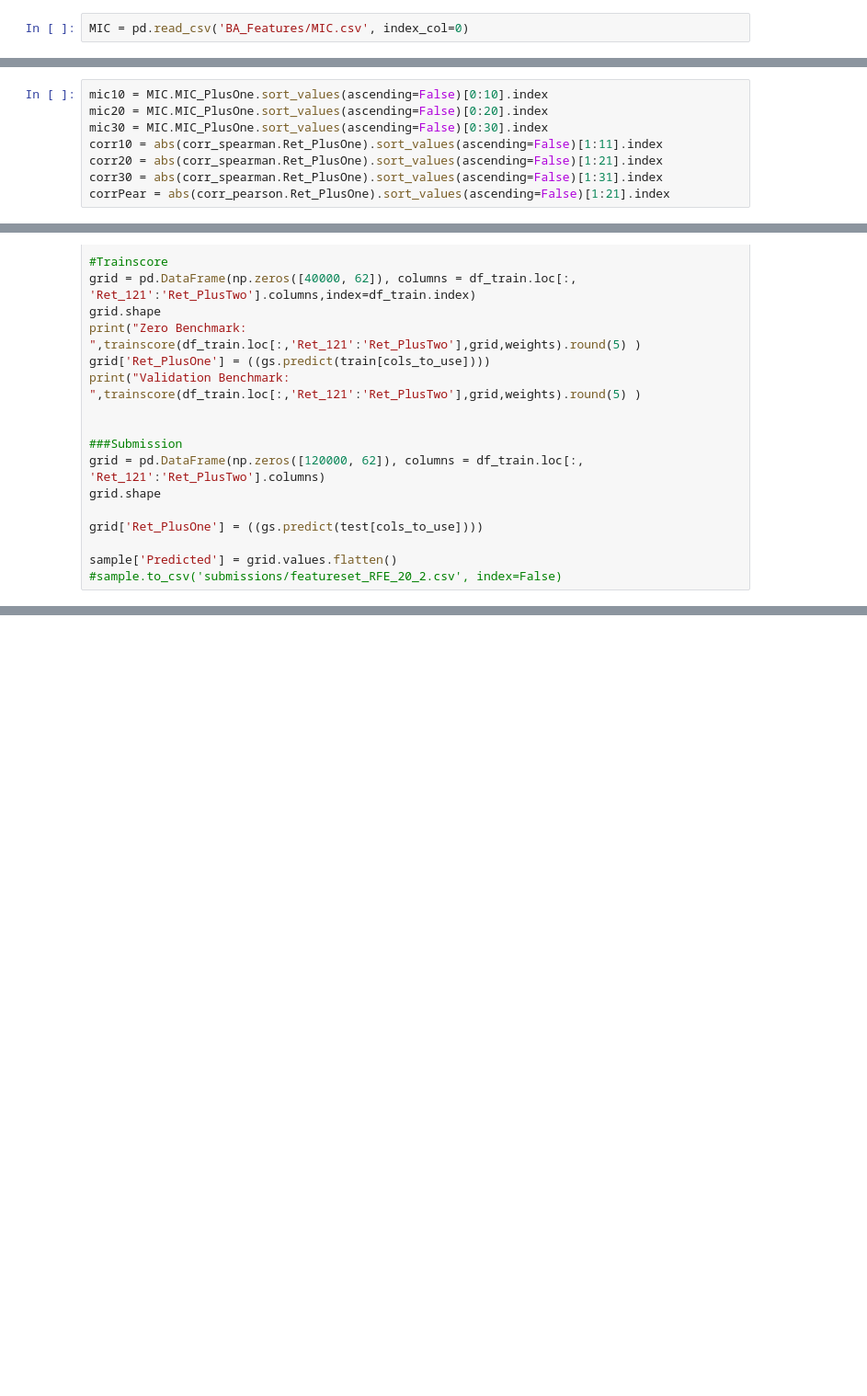
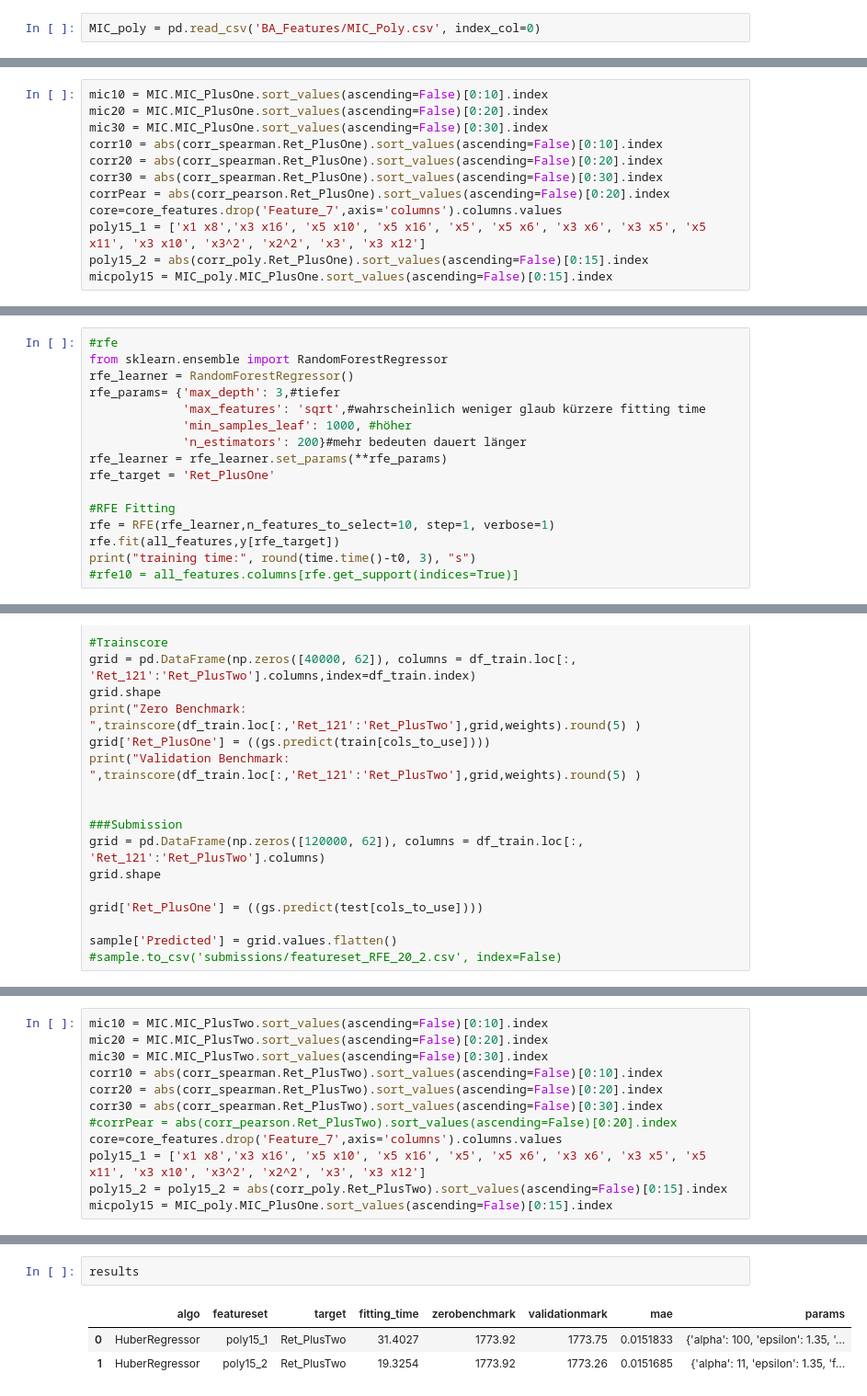
Before and after one commit to mazelbr/ba, a Jupyter notebook: Modelling_BA.ipynb, the cells around one changed output, grey strips where cells are left out. Shown at 92% size. Drawn from its saved outputs; the diff is of its cells as text; blank space fills up the shorter version.

```diff
--- a/Modelling_BA.ipynb
+++ b/Modelling_BA.ipynb
@@ -139,4 +153,4 @@ pd.DataFrame([mic_Ret_PlusOne,mic_Ret_PlusTwo,mic_Ret_Minute], index = ['MIC_Plu
 # %%
-MIC = pd.read_csv('BA_Features/MIC.csv', index_col=0)
+MIC_poly = pd.read_csv('BA_Features/MIC_Poly.csv', index_col=0)
 # %% [markdown]
 ## Predicting Ret_PlusOne
@@ -152,7 +160,11 @@ cols_to_use = train.columns[rfe.get_support(indices=True)]
 mic10 = MIC.MIC_PlusOne.sort_values(ascending=False)[0:10].index
 mic20 = MIC.MIC_PlusOne.sort_values(ascending=False)[0:20].index
 mic30 = MIC.MIC_PlusOne.sort_values(ascending=False)[0:30].index
-corr10 = abs(corr_spearman.Ret_PlusOne).sort_values(ascending=False)[1:11].index
-corr20 = abs(corr_spearman.Ret_PlusOne).sort_values(ascending=False)[1:21].index
-corr30 = abs(corr_spearman.Ret_PlusOne).sort_values(ascending=False)[1:31].index
-corrPear = abs(corr_pearson.Ret_PlusOne).sort_values(ascending=False)[1:21].index
+corr10 = abs(corr_spearman.Ret_PlusOne).sort_values(ascending=False)[0:10].index
+corr20 = abs(corr_spearman.Ret_PlusOne).sort_values(ascending=False)[0:20].index
+corr30 = abs(corr_spearman.Ret_PlusOne).sort_values(ascending=False)[0:30].index
+corrPear = abs(corr_pearson.Ret_PlusOne).sort_values(ascending=False)[0:20].index
+core=core_features.drop('Feature_7',axis='columns').columns.values
+poly15_1 = ['x1 x8','x3 x16', 'x5 x10', 'x5 x16', 'x5', 'x5 x6', 'x3 x6', 'x3 x5', 'x5 x11', 'x3 x10', 'x3^2', 'x2^2', 'x3', 'x3 x12']
+poly15_2 = abs(corr_poly.Ret_PlusOne).sort_values(ascending=False)[0:15].index
+micpoly15 = MIC_poly.MIC_PlusOne.sort_values(ascending=False)[0:15].index
@@ -265,0 +273,16 @@ AttributeError: 'GridSearchCV' object has no attribute 'best_estimator_'
+# %%
+#rfe
+from sklearn.ensemble import RandomForestRegressor
+rfe_learner = RandomForestRegressor()
+rfe_params= {'max_depth': 3,#tiefer
+             'max_features': 'sqrt',#wahrscheinlich weniger glaub kürzere fitting time
+             'min_samples_leaf': 1000, #höher
+             'n_estimators': 200}#mehr bedeuten dauert länger
+rfe_learner = rfe_learner.set_params(**rfe_params)
+rfe_target = 'Ret_PlusOne'
+
+#RFE Fitting
+rfe = RFE(rfe_learner,n_features_to_select=10, step=1, verbose=1)
+rfe.fit(all_features,y[rfe_target])
+print("training time:", round(time.time()-t0, 3), "s")
+#rfe10 = all_features.columns[rfe.get_support(indices=True)]
@@ -391,0 +428,12 @@ sample['Predicted'] = grid.values.flatten()
+# %%
+mic10 = MIC.MIC_PlusTwo.sort_values(ascending=False)[0:10].index
+mic20 = MIC.MIC_PlusTwo.sort_values(ascending=False)[0:20].index
+mic30 = MIC.MIC_PlusTwo.sort_values(ascending=False)[0:30].index
+corr10 = abs(corr_spearman.Ret_PlusTwo).sort_values(ascending=False)[0:10].index
+corr20 = abs(corr_spearman.Ret_PlusTwo).sort_values(ascending=False)[0:20].index
+corr30 = abs(corr_spearman.Ret_PlusTwo).sort_values(ascending=False)[0:30].index
+#corrPear = abs(corr_pearson.Ret_PlusTwo).sort_values(ascending=False)[0:20].index
+core=core_features.drop('Feature_7',axis='columns').columns.values
+poly15_1 = ['x1 x8','x3 x16', 'x5 x10', 'x5 x16', 'x5', 'x5 x6', 'x3 x6', 'x3 x5', 'x5 x11', 'x3 x10', 'x3^2', 'x2^2', 'x3', 'x3 x12']
+poly15_2 = poly15_2 = abs(corr_poly.Ret_PlusTwo).sort_values(ascending=False)[0:15].index
+micpoly15 = MIC_poly.MIC_PlusOne.sort_values(ascending=False)[0:15].index
@@ -391,0 +530,6 @@ sample['Predicted'] = grid.values.flatten()
+# %%
+results
+# %% [output]
+|  | algo | featureset | target | fitting_time | zerobenchmark | validationmark | mae | params |
+| 0 | HuberRegressor | poly15_1 | Ret_PlusTwo | 31.4027 | 1773.92 | 1773.75 | 0.0151833 | {'alpha': 100, 'epsilon': 1.35, '... |
+| 1 | HuberRegressor | poly15_2 | Ret_PlusTwo | 19.3254 | 1773.92 | 1773.26 | 0.0151685 | {'alpha': 11, 'epsilon': 1.35, 'f... |
```
Also changed, not shown: parts of 23 cells of this notebook, 1 other file.
